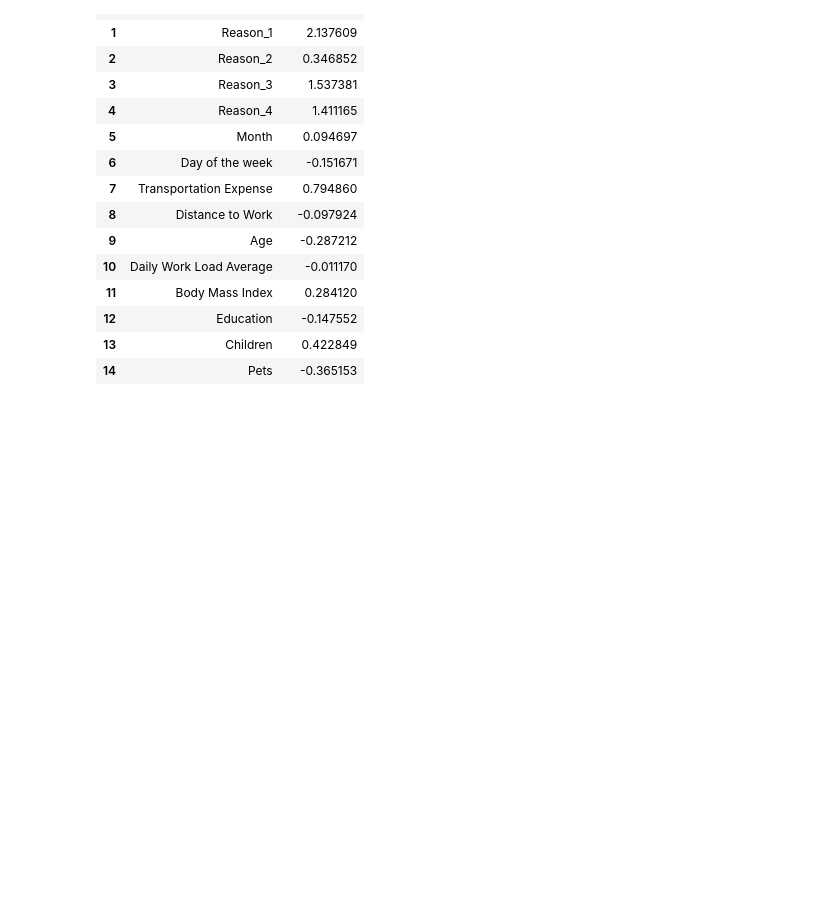
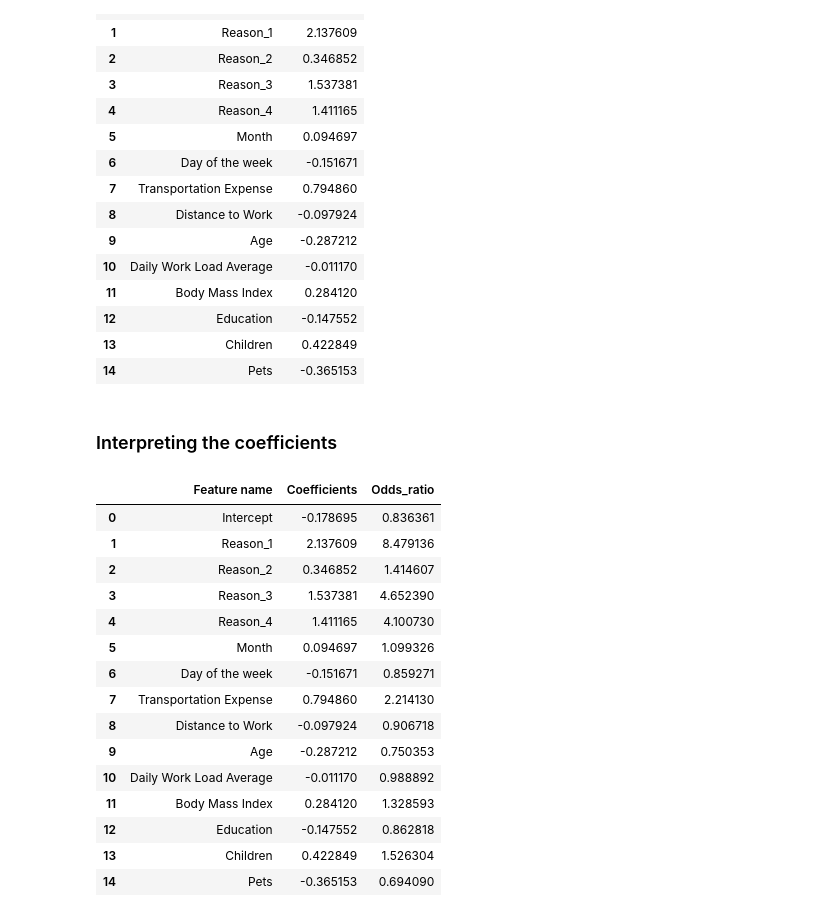
Before and after one commit to cliptic/Absentism, a Jupyter notebook: Analysis.ipynb, the cells around one changed output. Saved outputs shown, nothing was run; the diff lists cells and outputs as text; code cells hidden in the pictures; blank space fills up the shorter version.

```diff
--- a/Analysis.ipynb
+++ b/Analysis.ipynb
@@ -225,3 +225,26 @@ summary_table
 | 12 | Education | -0.147552 |
 | 13 | Children | 0.422849 |
 | 14 | Pets | -0.365153 |
+# %% [markdown]
+### Interpreting the coefficients ###
+# %%
+summary_table['Odds_ratio'] = np.exp(summary_table.Coefficients)
+# %%
+summary_table
+# %% [output]
+|  | Feature name | Coefficients | Odds_ratio |
+| 0 | Intercept | -0.178695 | 0.836361 |
+| 1 | Reason_1 | 2.137609 | 8.479136 |
+| 2 | Reason_2 | 0.346852 | 1.414607 |
+| 3 | Reason_3 | 1.537381 | 4.652390 |
+| 4 | Reason_4 | 1.411165 | 4.100730 |
+| 5 | Month | 0.094697 | 1.099326 |
+| 6 | Day of the week | -0.151671 | 0.859271 |
+| 7 | Transportation Expense | 0.794860 | 2.214130 |
+| 8 | Distance to Work | -0.097924 | 0.906718 |
+| 9 | Age | -0.287212 | 0.750353 |
+| 10 | Daily Work Load Average | -0.011170 | 0.988892 |
+| 11 | Body Mass Index | 0.284120 | 1.328593 |
+| 12 | Education | -0.147552 | 0.862818 |
+| 13 | Children | 0.422849 | 1.526304 |
+| 14 | Pets | -0.365153 | 0.694090 |
```
Also changed, not shown: parts of 2 cells of this notebook.
